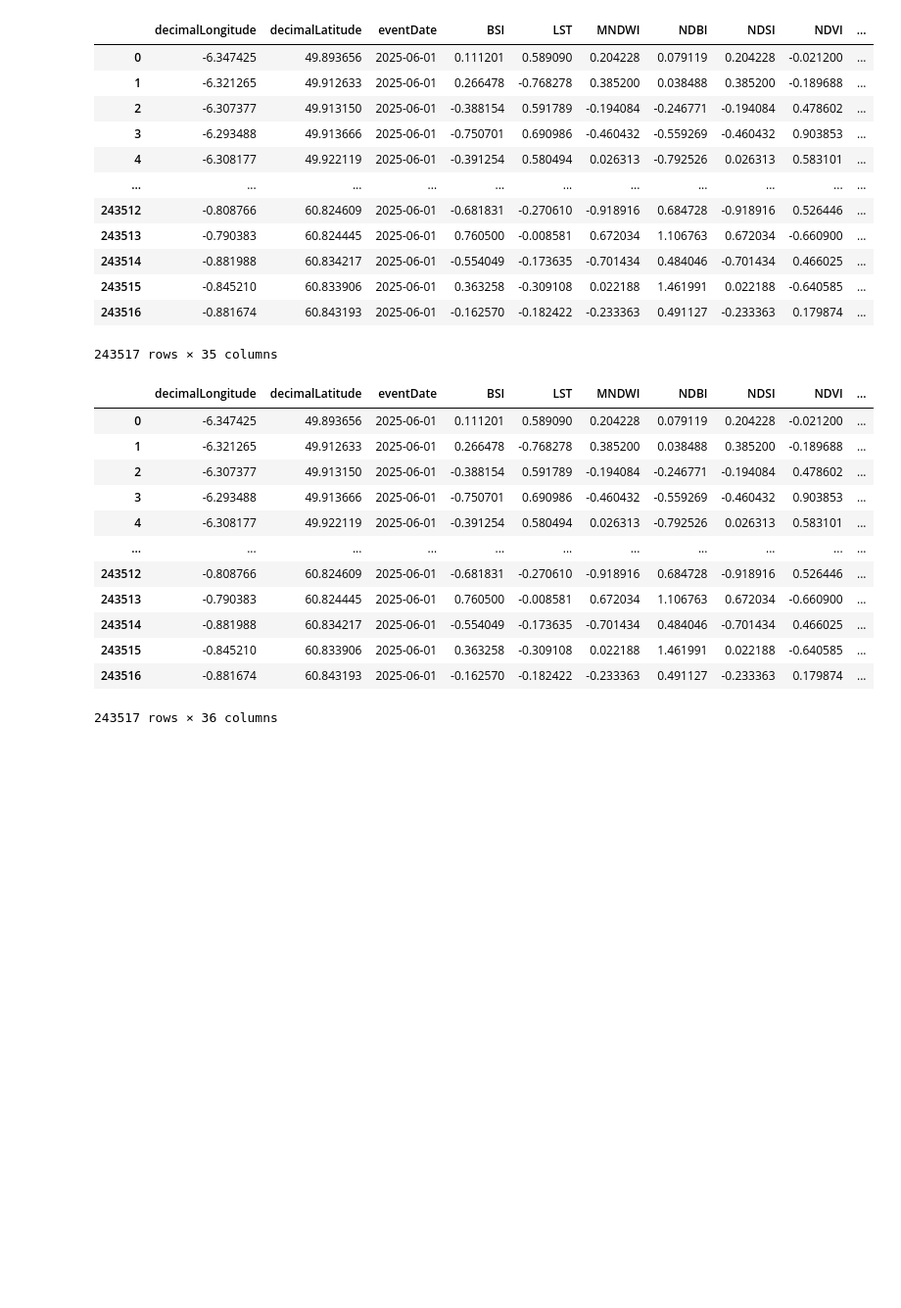
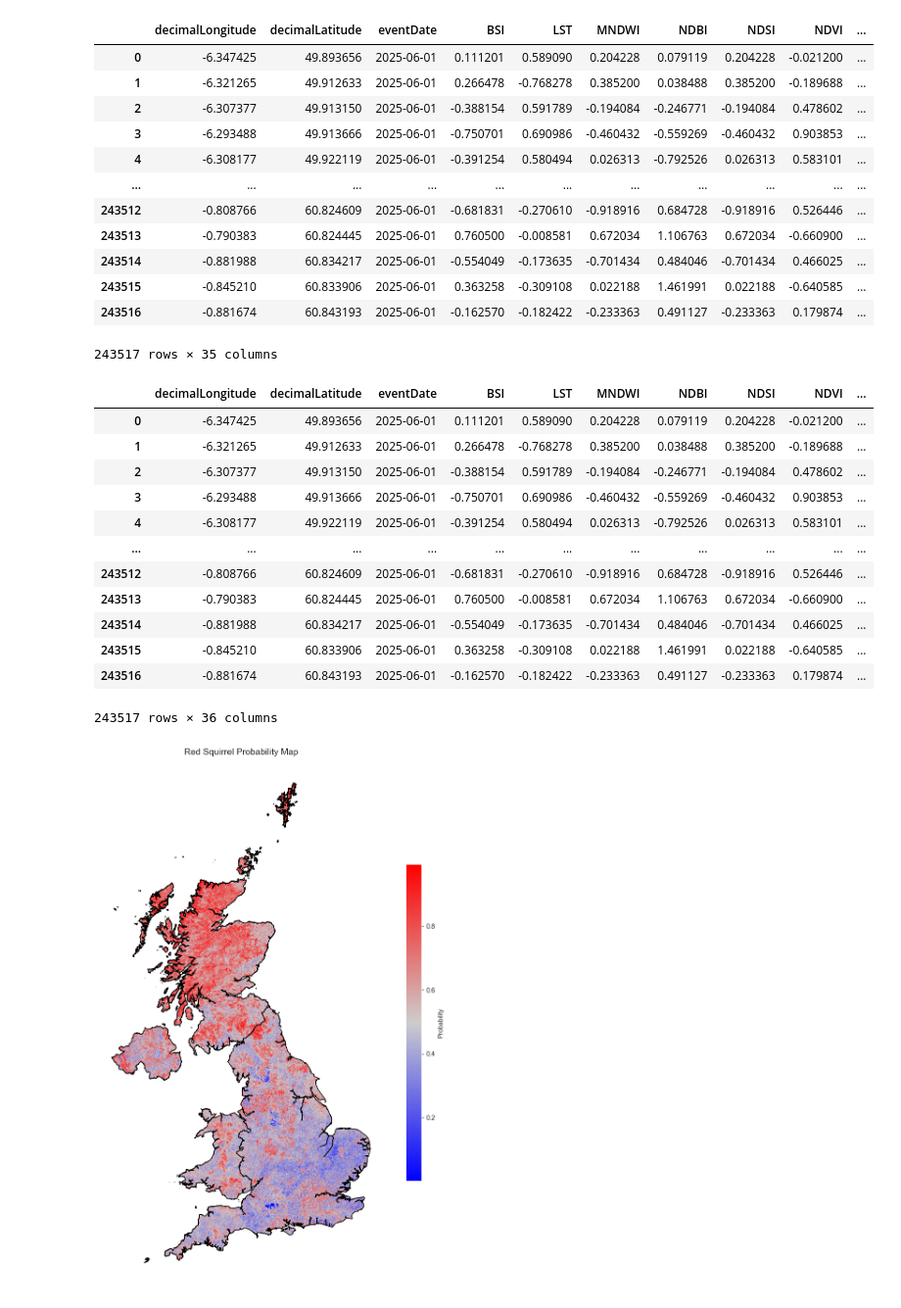
Before and after one commit to arzaan789/Species-Distribution-Modeling, a Jupyter notebook: red_squirrel_inference.ipynb, the cells around one changed output. Shown at 98% size. Drawn from its saved outputs; the diff is of its cells as text; code cells hidden in the pictures; blank space fills up the shorter version.

```diff
--- a/red_squirrel_inference.ipynb
+++ b/red_squirrel_inference.ipynb
@@ -197,3 +197,82 @@ df
 | 243515 | -0.845210 | 60.833906 | 2025-06-01 | 0.363258 | -0.309108 | 0.022188 | 1.461991 | 0.022188 | -0.640585 | ... |
 | 243516 | -0.881674 | 60.843193 | 2025-06-01 | -0.162570 | -0.182422 | -0.233363 | 0.491127 | -0.233363 | 0.179874 | ... |
 243517 rows × 36 columns
+# %%
+import geopandas as gpd
+import pandas as pd
+import numpy as np
+import matplotlib.pyplot as plt
+import matplotlib.colors as mcolors
+from scipy.interpolate import griddata
+from shapely.geometry import Point
+from shapely.prepared import prep
+
+# Load UK shapefile and prepare land geometry
+uk_countries = gpd.read_file('data/CTRY_DEC_2024_UK_BFC.shp')
+uk_countries = uk_countries[
+    uk_countries['CTRY24NM'].isin(['England', 'Scotland', 'Wales', 'Northern Ireland'])
+].to_crs('EPSG:27700')
+uk_union = uk_countries.unary_union
+uk_polygon = prep(uk_union)  # prepared geometry for fast masking
+
+# Load and project point data
+data = pd.read_csv("red_squirrel_results.csv")
+points_gdf = gpd.GeoDataFrame(
+    data,
+    geometry=gpd.points_from_xy(data.decimalLongitude, data.decimalLatitude),
+    crs='EPSG:4326'
+).to_crs('EPSG:27700')
+
+# Interpolation setup
+x = points_gdf.geometry.x.values
+y = points_gdf.geometry.y.values
+z = points_gdf['probability'].values
+
+# Create fine grid (500m resolution)
+grid_res = 500
+xi = np.arange(x.min(), x.max(), grid_res)
+yi = np.arange(y.min(), y.max(), grid_res)
+xi, yi = np.meshgrid(xi, yi)
+
+# Interpolate with linear method
+zi = griddata((x, y), z, (xi, yi), method='linear')
+
+# Mask grid: keep only points inside the UK polygon
+grid_points = [Point(x, y) for x, y in zip(xi.flatten(), yi.flatten())]
+mask = np.array([uk_polygon.contains(pt) for pt in grid_points])
+zi_masked = np.ma.masked_where(~mask.reshape(xi.shape), zi)
+
+# Define colormap
+cmap = mcolors.LinearSegmentedColormap.from_list(
+    "custom",
+    ["blue",
+     # "#7072EE",
+     # "#00CDFF",
+     "#CDCDCD",
+     # "#FF00FE",
+     # "#FC79f6",
+     "red"]
+)
+norm = mcolors.Normalize(vmin=np.nanmin(zi_masked), vmax=np.nanmax(zi_masked))
+
+# Plot
+fig, ax = plt.subplots(figsize=(10, 12))
+img = ax.imshow(
+    zi_masked,
+    origin='lower',
+    extent=(xi.min(), xi.max(), yi.min(), yi.max()),
+    cmap=cmap,
+    norm=norm
+)
+
+# Overlay UK boundaries
+uk_countries.boundary.plot(ax=ax, color='black', linewidth=1)
+
+# Colorbar
+cbar = plt.colorbar(img, ax=ax, shrink=0.6, label='Probability')
+ax.set_title('Red Squirrel Probability Map', fontsize=14)
+ax.set_axis_off()
+plt.tight_layout()
+plt.show()
+# %% [output]
+[figure, added]
```
Also changed, not shown: parts of 1 cell of this notebook, 2 other files.
